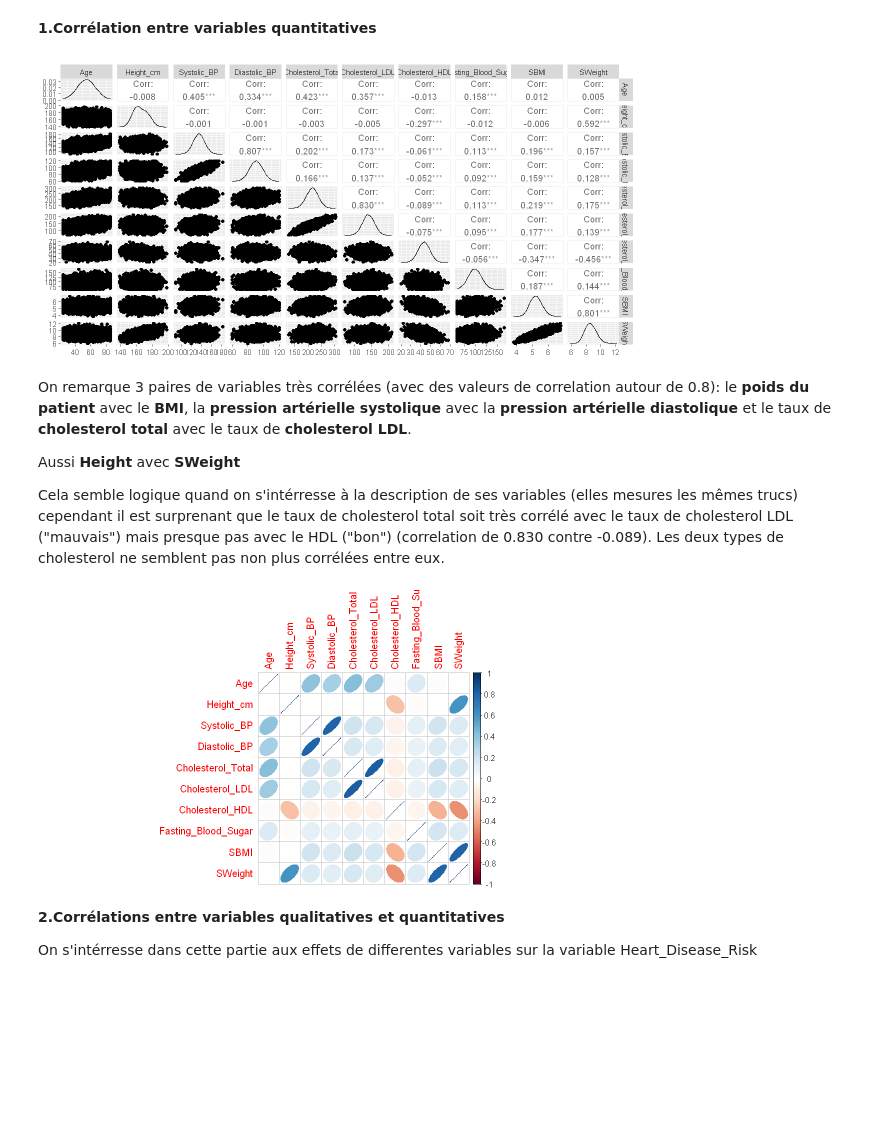
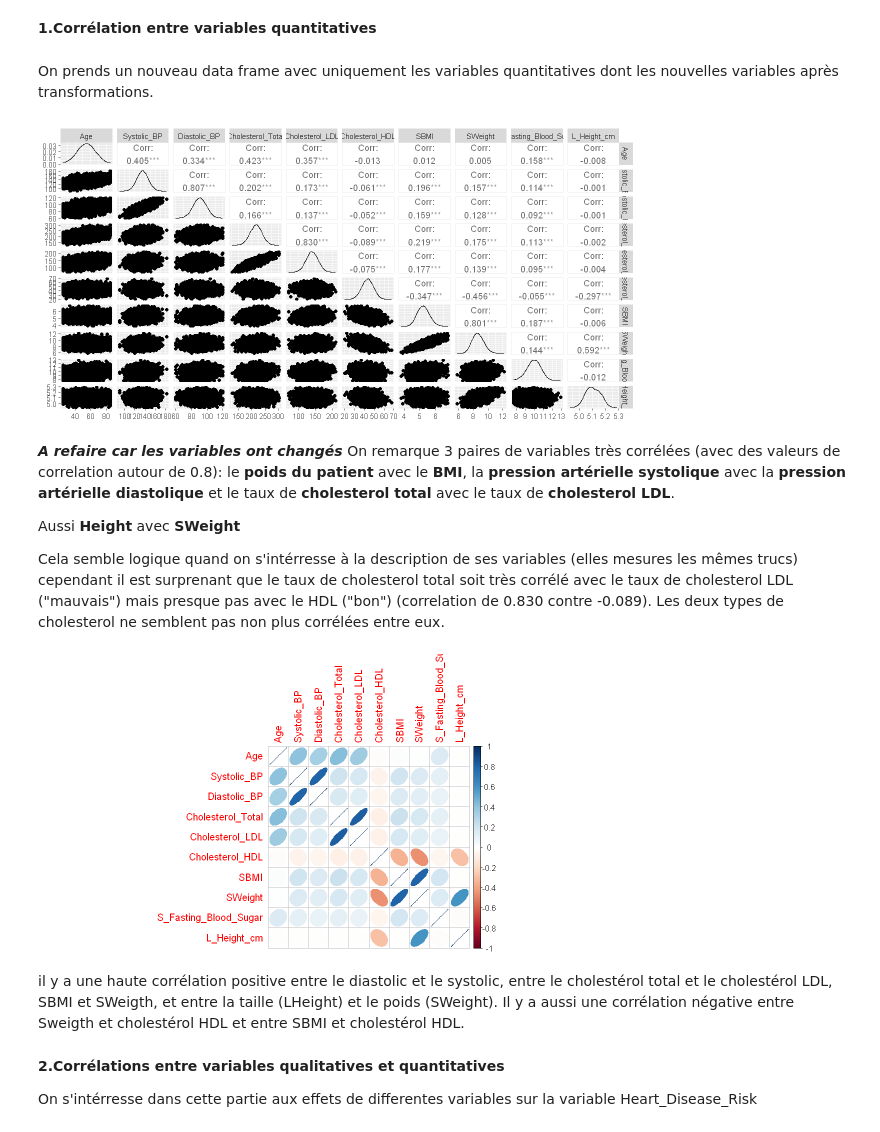
Before and after one commit to Eliott67/Projet_ML, a Jupyter notebook: notebook_R_ML.ipynb, the cells around one changed output. Saved outputs shown, nothing was run; the diff lists cells and outputs as text; code cells hidden in the pictures; blank space fills up the shorter version.

```diff
--- a/notebook_R_ML.ipynb
+++ b/notebook_R_ML.ipynb
@@ -160,23 +156,30 @@ grid.arrange(g10,g2,g3,g4,sg1,sg2,sg3,sg4,ncol=4)
 # Analyse bidimensionnelle
 # %% [markdown]
 **1.Corrélation entre variables quantitatives**
+# %% [markdown]
+On prends un nouveau data frame avec uniquement les variables quantitatives dont les nouvelles variables après transformations.
 # %%
-data_quanti=data[,c(1,3,6:11,19:20)]
+data_quanti=data[,c(1,6:10,19:22)]
 ggpairs(data_quanti)
 # %% [output]
-[figure, old version]
+[figure, new version]
 # %% [markdown]
+***A refaire car les variables ont changés***
 On remarque 3 paires de variables très corrélées (avec des valeurs de correlation autour de 0.8): le **poids du patient** avec le **BMI**, la **pression artérielle systolique** avec la **pression artérielle diastolique** et le taux de **cholesterol total** avec le taux de **cholesterol LDL**.
 
 Aussi **Height** avec **SWeight**
 
 Cela semble logique quand on s'intérresse à la description de ses variables (elles mesures les mêmes trucs) cependant il est surprenant que le taux de cholesterol total soit très corrélé avec le taux de cholesterol LDL ("mauvais") mais presque pas avec le HDL ("bon") (correlation de 0.830 contre -0.089). Les deux types de cholesterol ne semblent pas non plus corrélées entre eux.
 # %%
-library(corrplot)
+
 #corrplot(cor(data[, c(1, 3:11)]),method="ellipse")
 corrplot(cor(data_quanti),method="ellipse")
 # %% [output]
-[figure, old version]
+[figure, new version]
+# %% [markdown]
+il y a une haute corrélation positive entre le diastolic et le systolic, entre le cholestérol total et le cholestérol LDL,
+SBMI et SWeigth, et entre la taille (LHeight) et le poids (SWeight).
+Il y a aussi une corrélation négative entre Sweigth et cholestérol HDL et entre SBMI et cholestérol HDL.
 # %% [markdown]
 **2.Corrélations entre variables qualitatives et quantitatives**
 
```
Also changed, not shown: parts of 27 cells of this notebook.
